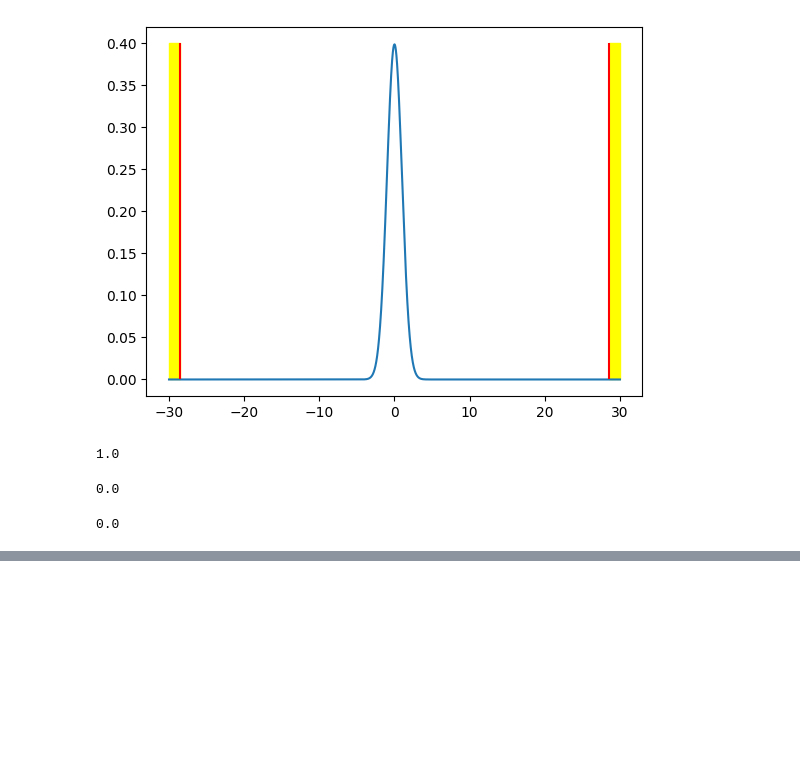
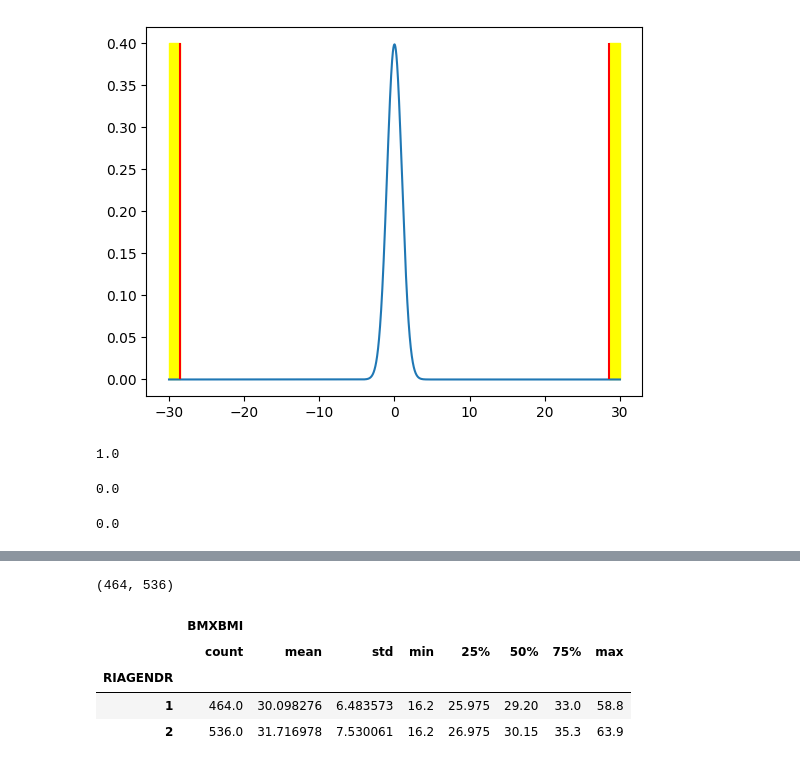
Before and after one commit to anoban/Inferential-Statistical-Analysis-with-Python, a Jupyter notebook: anoban/Testing For Difference in Population Means.ipynb, the cells around one changed output, grey strips where cells are left out. Cells and saved outputs as stored; diff of their text form; code cells hidden in the pictures; blank space fills up the shorter version.

```diff
--- a/anoban/Testing For Difference in Population Means.ipynb
+++ b/anoban/Testing For Difference in Population Means.ipynb
@@ -180,0 +232,15 @@ p
+# %%
+msize = sum(data.RIAGENDR == 1)
+fsize = sum(data.RIAGENDR == 2)
+
+msize, fsize
+# %% [output]
+(464, 536)
+# %%
+data.groupby("RIAGENDR").describe()
+# %% [output]
+|  | BMXBMI |  |  |  |  |  |  |  |
+|  | count | mean | std | min | 25% | 50% | 75% | max |
+| RIAGENDR |  |  |  |  |  |  |  |  |
+| 1 | 464.0 | 30.098276 | 6.483573 | 16.2 | 25.975 | 29.20 | 33.0 | 58.8 |
+| 2 | 536.0 | 31.716978 | 7.530061 | 16.2 | 26.975 | 30.15 | 35.3 | 63.9 |
```
Also changed, not shown: parts of 26 cells of this notebook.
